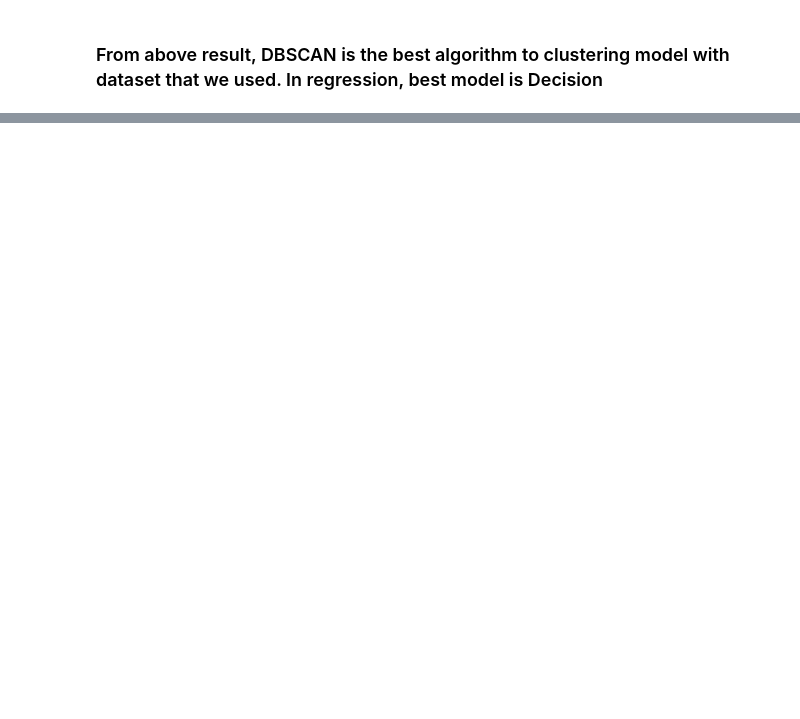
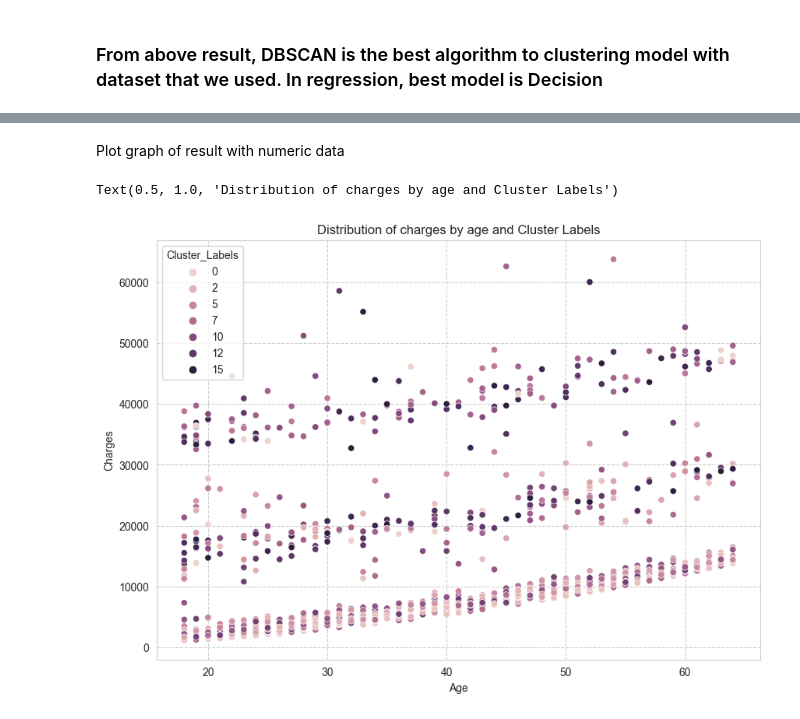
Before and after one commit to GarterPoom/Comparison-and-Implementation-of-Insurance-Customer-Predictive-Models, a Jupyter notebook: Models Implementation.ipynb, the cells around one changed output, grey strips where cells are left out. Cells and saved outputs as stored; diff of their text form; code cells hidden in the pictures; blank space fills up the shorter version.

Commit message:
Deploy DBSCAN and plot result graph

```diff
--- a/Models Implementation.ipynb
+++ b/Models Implementation.ipynb
@@ -295,0 +298,11 @@ plt.show()
+# %%
+from sklearn.cluster import DBSCAN
+db_scan = DBSCAN(eps=1, min_samples=10)
+cluster = db_scan.fit_predict(X)
+col_names = list(df.columns.values)
+
+# append cluster labels to the last column of the dataset
+result = pd.concat([pd.DataFrame(df,columns=col_names), pd.DataFrame(cluster,columns=['Cluster_Labels']) ], axis=1)
+
+#cluster label starts from 0
+result.head()
@@ -295,0 +346,13 @@ plt.show()
+# %% [markdown]
+Plot graph of result with numeric data
+# %%
+#The relationship between insurance claim amounts and age.
+sns.set_style("whitegrid", {'grid.linestyle': '--'})
+plt.figure(figsize = (10, 7))
+sns.scatterplot(x = "age", y = "charges", hue="Cluster_Labels", data = result)
+plt.xlabel("Age")
+plt.ylabel("Charges")
+plt.title("Distribution of charges by age and Cluster Labels")
+# %% [output]
+Text(0.5, 1.0, 'Distribution of charges by age and Cluster Labels')
+[figure, added]
```
Also changed, not shown: parts of 11 cells of this notebook.
